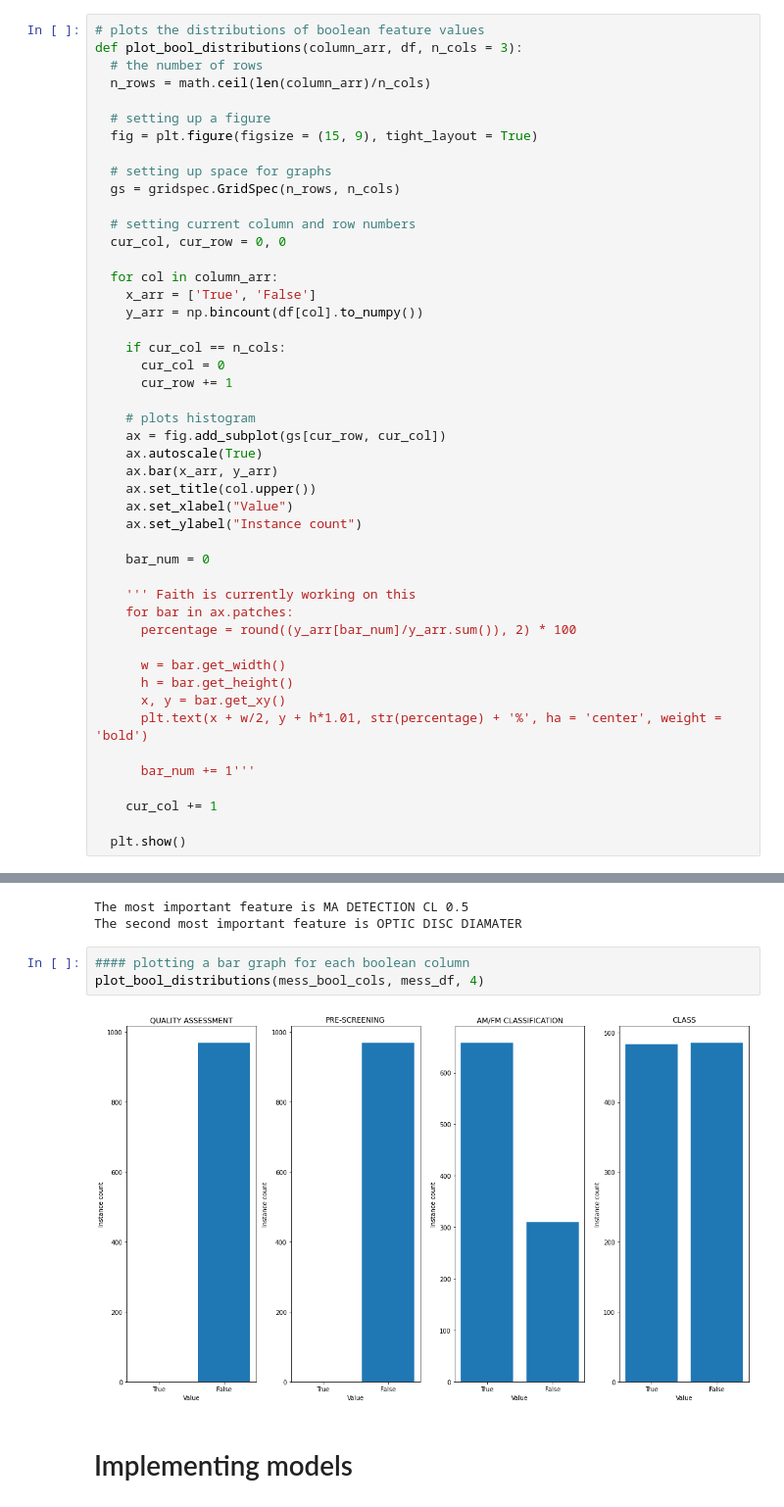
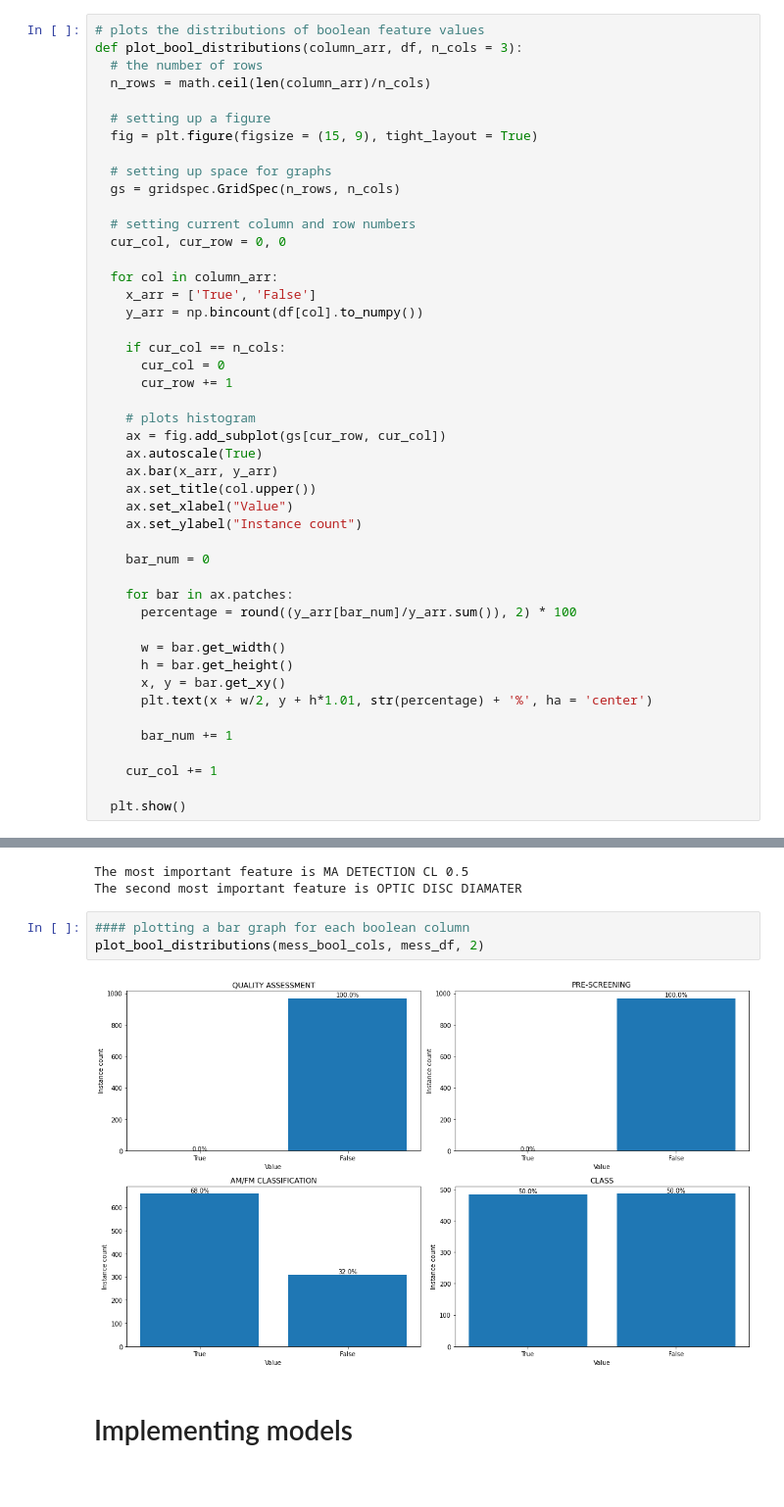
Before and after one commit to faithrts/ML-Intro, a Jupyter notebook: A1_Draft.ipynb, the cells around one changed output, grey strips where cells are left out. Shown: that part at 98% size. Cells and saved outputs as stored; diff of their text form.

Commit message:
Added %s to boolean distribution function

```diff
--- a/A1_Draft.ipynb
+++ b/A1_Draft.ipynb
@@ -288,16 +295,15 @@ def plot_bool_distributions(column_arr, df, n_cols = 3):
 
     bar_num = 0
 
-    ''' Faith is currently working on this
     for bar in ax.patches:
       percentage = round((y_arr[bar_num]/y_arr.sum()), 2) * 100
 
       w = bar.get_width()
       h = bar.get_height()
       x, y = bar.get_xy()
-      plt.text(x + w/2, y + h*1.01, str(percentage) + '%', ha = 'center', weight = 'bold')
+      plt.text(x + w/2, y + h*1.01, str(percentage) + '%', ha = 'center')
 
-      bar_num += 1'''
+      bar_num += 1
 
     cur_col += 1
 
@@ -605,9 +611,9 @@ The most important feature is MA DETECTION CL 0.5
 The second most important feature is OPTIC DISC DIAMATER
 # %%
 #### plotting a bar graph for each boolean column
-plot_bool_distributions(mess_bool_cols, mess_df, 4)
+plot_bool_distributions(mess_bool_cols, mess_df, 2)
 # %% [output]
-[figure, old version]
+[figure, new version]
 # %% [markdown]
 # Implementing models
 # %% [markdown]
```
Also changed, not shown: parts of 11 cells of this notebook.
